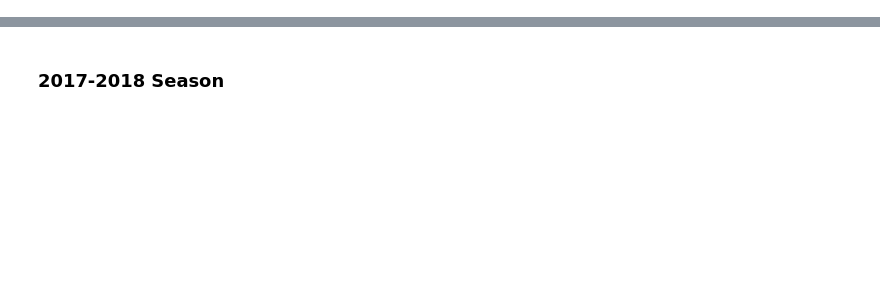
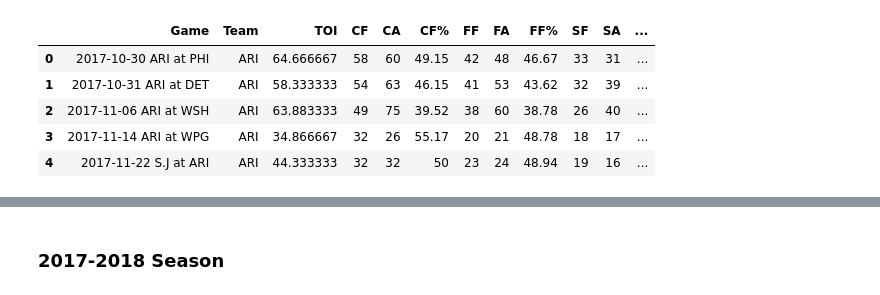
Before and after one commit to gschwaeb/NHL_Game_Prediction, a Jupyter notebook: data_collecting_but_cleaner.ipynb, the cells around one changed output, grey strips where cells are left out. Saved outputs shown, nothing was run; the diff lists cells and outputs as text; code cells hidden in the pictures; blank space fills up the shorter version.

```diff
--- a/data_collecting_but_cleaner.ipynb
+++ b/data_collecting_but_cleaner.ipynb
@@ -255,0 +484,12 @@ goalie_feature_columns = ['Team_Key', 'Name', 'Last_20_FenwickSV%', 'Last_20_GSA
+# %%
+#set df for goalies who hadnt played 20 games at that point
+ig_df = goalie_features_dfB[(goalie_features_dfB['Last_20_FenwickSV%'].isna()) & (goalie_features_dfB['Date'] >= '2017-10-04')]
+# %%
+ig_df.head()
+# %% [output]
+|  | Game | Team | TOI | CF | CA | CF% | FF | FA | FF% | SF | SA | ... |
+| 0 | 2017-10-30 ARI at PHI | ARI | 64.666667 | 58 | 60 | 49.15 | 42 | 48 | 46.67 | 33 | 31 | ... |
+| 1 | 2017-10-31 ARI at DET | ARI | 58.333333 | 54 | 63 | 46.15 | 41 | 53 | 43.62 | 32 | 39 | ... |
+| 2 | 2017-11-06 ARI at WSH | ARI | 63.883333 | 49 | 75 | 39.52 | 38 | 60 | 38.78 | 26 | 40 | ... |
+| 3 | 2017-11-14 ARI at WPG | ARI | 34.866667 | 32 | 26 | 55.17 | 20 | 21 | 48.78 | 18 | 17 | ... |
+| 4 | 2017-11-22 S.J at ARI | ARI | 44.333333 | 32 | 32 | 50 | 23 | 24 | 48.94 | 19 | 16 | ... |
```
Also changed, not shown: parts of 170 cells of this notebook.
